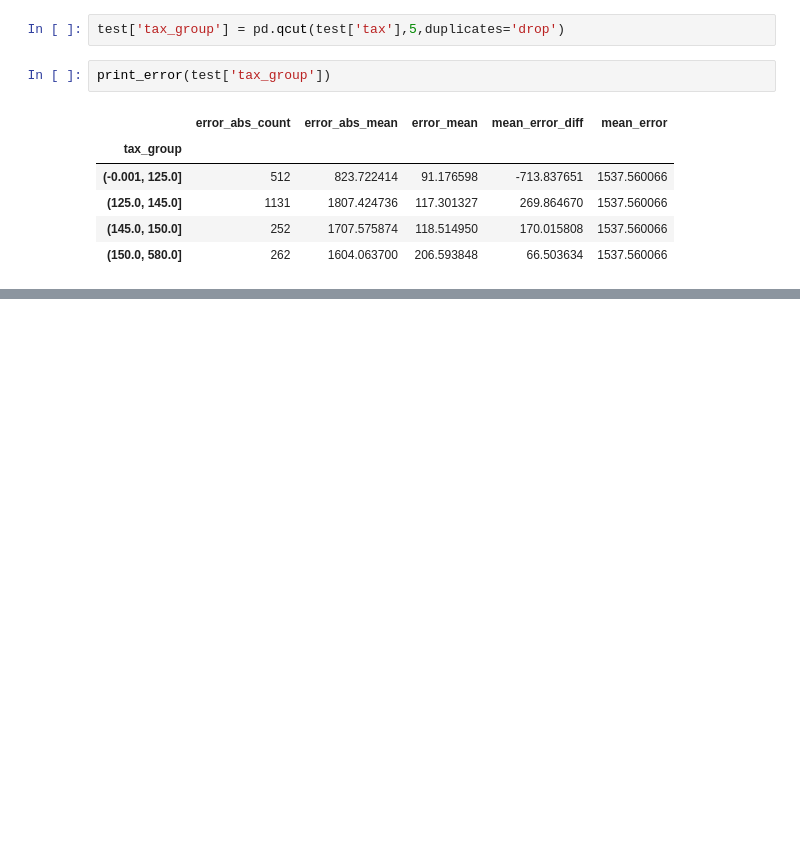
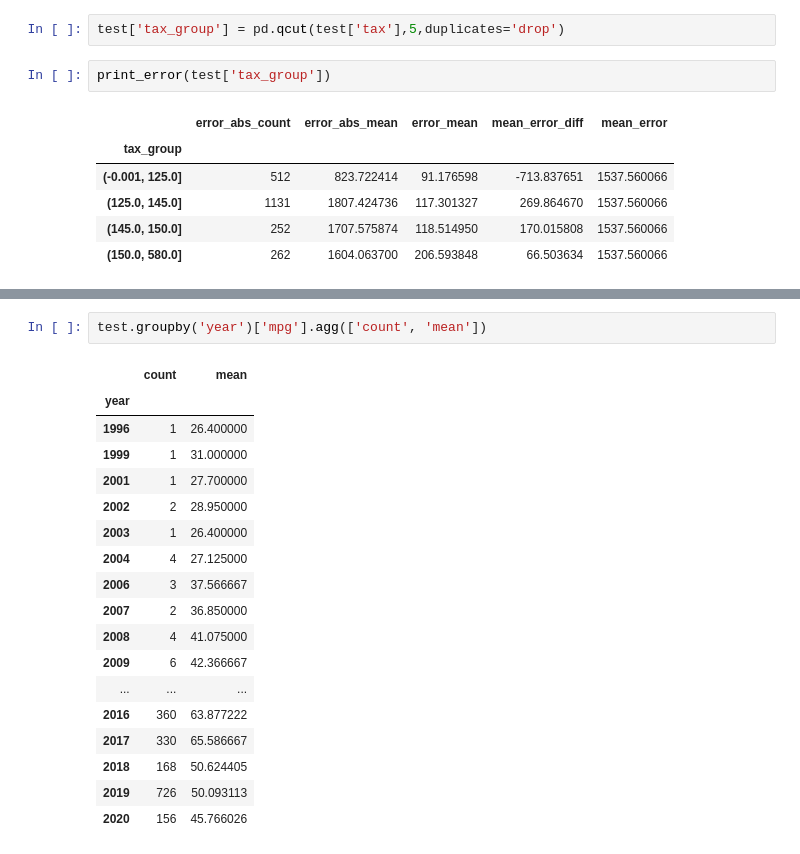
Before and after one commit to SergeyB81/Portfolio-DS, a Jupyter notebook: Car price/model_analysis_and_interpretation.ipynb, the cells around one changed output, grey strips where cells are left out. Drawn from its saved outputs; the diff is of its cells as text; blank space fills up the shorter version.

```diff
--- a/Car price/model_analysis_and_interpretation.ipynb
+++ b/Car price/model_analysis_and_interpretation.ipynb
@@ -454,0 +488,21 @@ print_error(test['tax_group'])
+# %%
+test.groupby('year')['mpg'].agg(['count', 'mean'])
+# %% [output]
+|  | count | mean |
+| year |  |  |
+| 1996 | 1 | 26.400000 |
+| 1999 | 1 | 31.000000 |
+| 2001 | 1 | 27.700000 |
+| 2002 | 2 | 28.950000 |
+| 2003 | 1 | 26.400000 |
+| 2004 | 4 | 27.125000 |
+| 2006 | 3 | 37.566667 |
+| 2007 | 2 | 36.850000 |
+| 2008 | 4 | 41.075000 |
+| 2009 | 6 | 42.366667 |
+| ... | ... | ... |
+| 2016 | 360 | 63.877222 |
+| 2017 | 330 | 65.586667 |
+| 2018 | 168 | 50.624405 |
+| 2019 | 726 | 50.093113 |
+| 2020 | 156 | 45.766026 |
```
Also changed, not shown: parts of 11 cells of this notebook.
